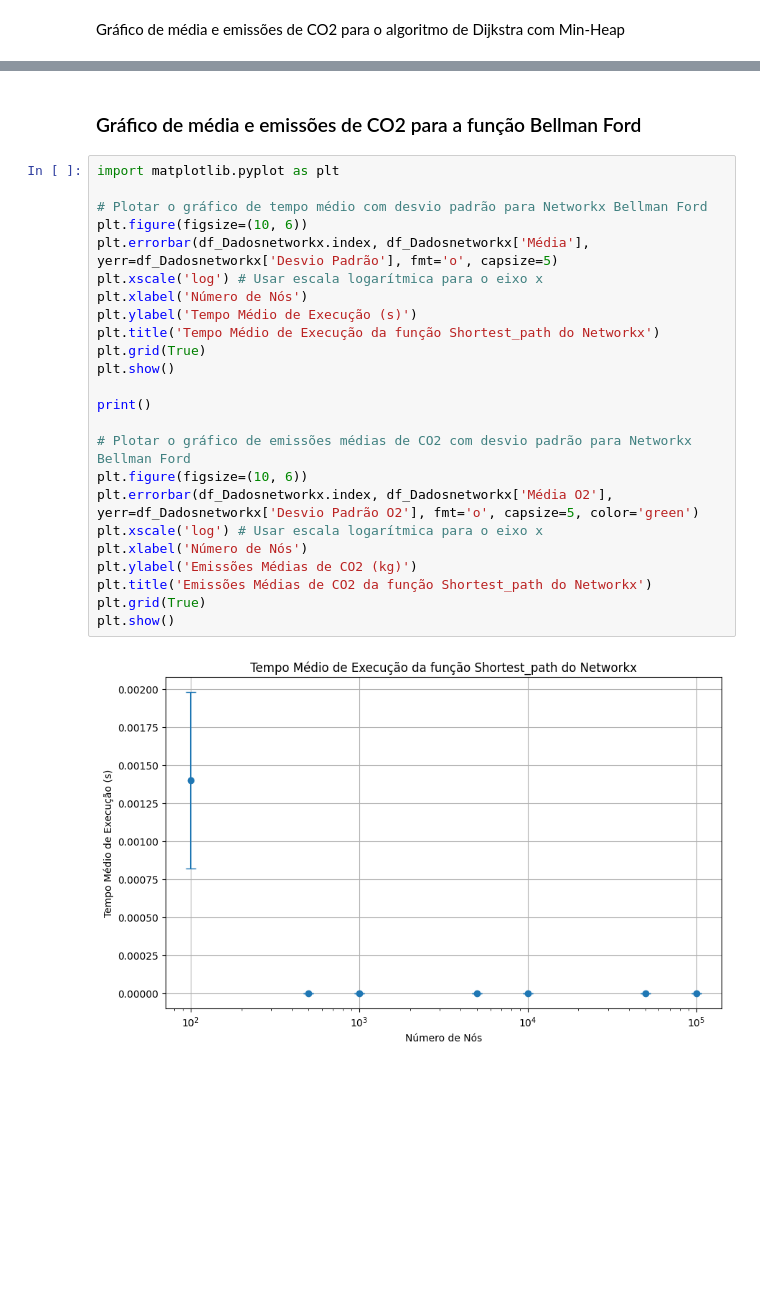
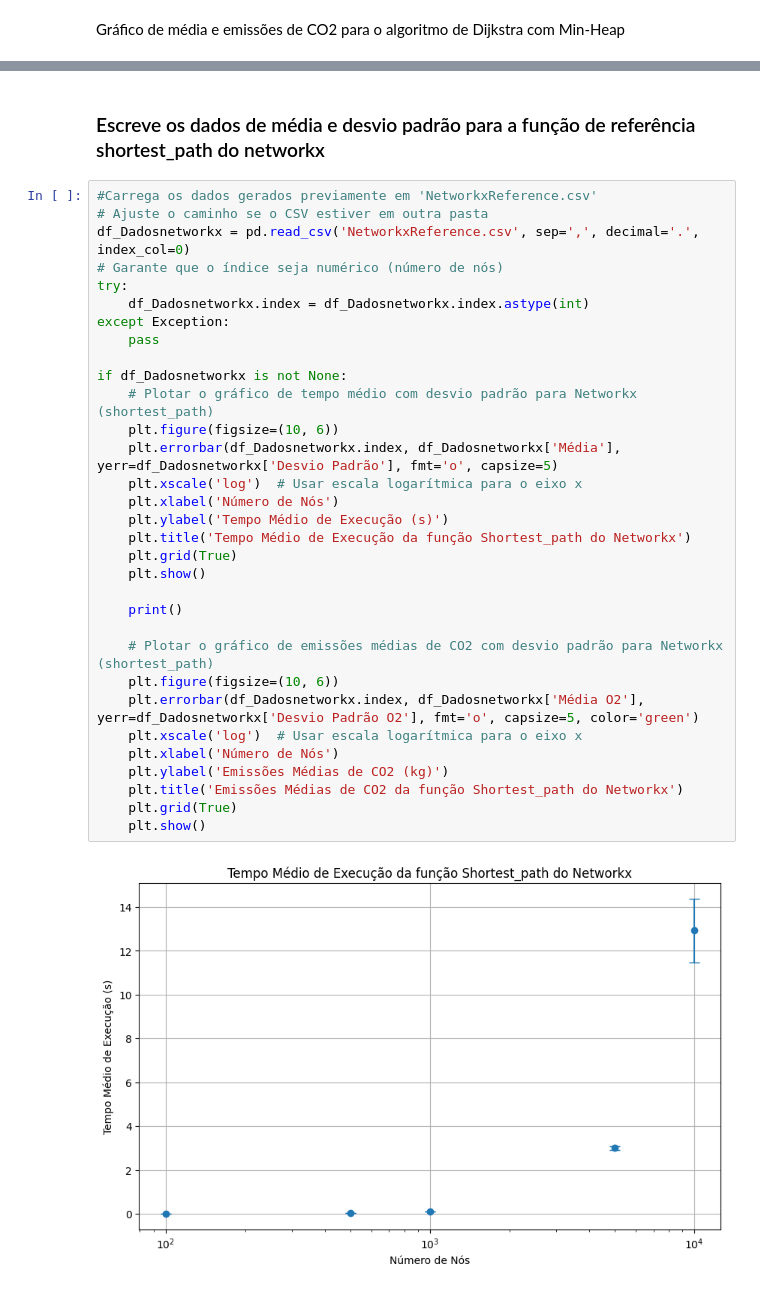
Before and after one commit to LukasMarquess/DijkstraClassic-x-DijkstraWith.MinHeap, a Jupyter notebook: Dijkstra.ipynb, the cells around one changed output, grey strips where cells are left out. Drawn from its saved outputs; the diff is of its cells as text; blank space fills up the shorter version.

```diff
--- a/Dijkstra.ipynb
+++ b/Dijkstra.ipynb
@@ -537,28 +552,36 @@ plt.show()
 # %% [markdown]
-### Gráfico de média e emissões de CO2 para a função Bellman Ford
+### Escreve os dados de média e desvio padrão para a função de referência shortest_path do networkx
 # %%
-import matplotlib.pyplot as plt
+#Carrega os dados gerados previamente em 'NetworkxReference.csv'
+# Ajuste o caminho se o CSV estiver em outra pasta
+df_Dadosnetworkx = pd.read_csv('NetworkxReference.csv', sep=',', decimal='.', index_col=0)
+# Garante que o índice seja numérico (número de nós)
+try:
+    df_Dadosnetworkx.index = df_Dadosnetworkx.index.astype(int)
+except Exception:
+    pass
 
-# Plotar o gráfico de tempo médio com desvio padrão para Networkx Bellman Ford
-plt.figure(figsize=(10, 6))
-plt.errorbar(df_Dadosnetworkx.index, df_Dadosnetworkx['Média'], yerr=df_Dadosnetworkx['Desvio Padrão'], fmt='o', capsize=5)
-plt.xscale('log') # Usar escala logarítmica para o eixo x
-plt.xlabel('Número de Nós')
-plt.ylabel('Tempo Médio de Execução (s)')
-plt.title('Tempo Médio de Execução da função Shortest_path do Networkx')
-plt.grid(True)
-plt.show()
+if df_Dadosnetworkx is not None:
+    # Plotar o gráfico de tempo médio com desvio padrão para Networkx (shortest_path)
+    plt.figure(figsize=(10, 6))
+    plt.errorbar(df_Dadosnetworkx.index, df_Dadosnetworkx['Média'], yerr=df_Dadosnetworkx['Desvio Padrão'], fmt='o', capsize=5)
+    plt.xscale('log')  # Usar escala logarítmica para o eixo x
+    plt.xlabel('Número de Nós')
+    plt.ylabel('Tempo Médio de Execução (s)')
+    plt.title('Tempo Médio de Execução da função Shortest_path do Networkx')
+    plt.grid(True)
+    plt.show()
 
-print()
+    print()
 
-# Plotar o gráfico de emissões médias de CO2 com desvio padrão para Networkx Bellman Ford
-plt.figure(figsize=(10, 6))
-plt.errorbar(df_Dadosnetworkx.index, df_Dadosnetworkx['Média O2'], yerr=df_Dadosnetworkx['Desvio Padrão O2'], fmt='o', capsize=5, color='green')
-plt.xscale('log') # Usar escala logarítmica para o eixo x
-plt.xlabel('Número de Nós')
-plt.ylabel('Emissões Médias de CO2 (kg)')
-plt.title('Emissões Médias de CO2 da função Shortest_path do Networkx')
-plt.grid(True)
-plt.show()
+    # Plotar o gráfico de emissões médias de CO2 com desvio padrão para Networkx (shortest_path)
+    plt.figure(figsize=(10, 6))
+    plt.errorbar(df_Dadosnetworkx.index, df_Dadosnetworkx['Média O2'], yerr=df_Dadosnetworkx['Desvio Padrão O2'], fmt='o', capsize=5, color='green')
+    plt.xscale('log')  # Usar escala logarítmica para o eixo x
+    plt.xlabel('Número de Nós')
+    plt.ylabel('Emissões Médias de CO2 (kg)')
+    plt.title('Emissões Médias de CO2 da função Shortest_path do Networkx')
+    plt.grid(True)
+    plt.show()
 # %% [output]
-[figure, old version]
+[figure, new version]
```
Also changed, not shown: parts of 15 cells of this notebook, 9 other files.
